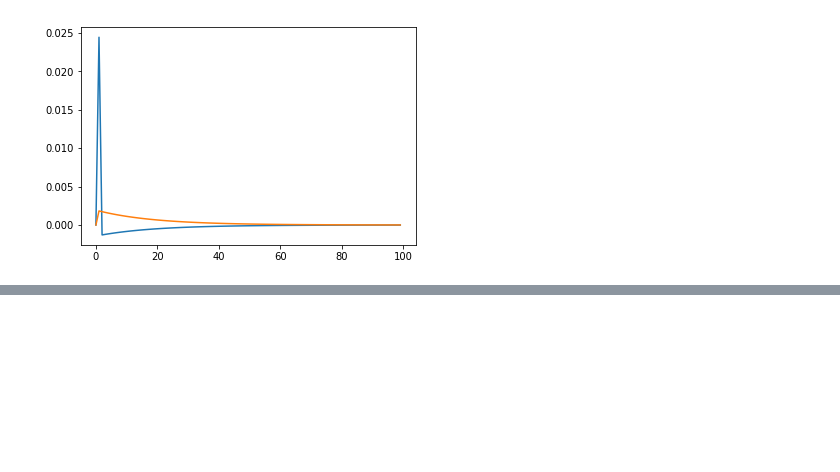
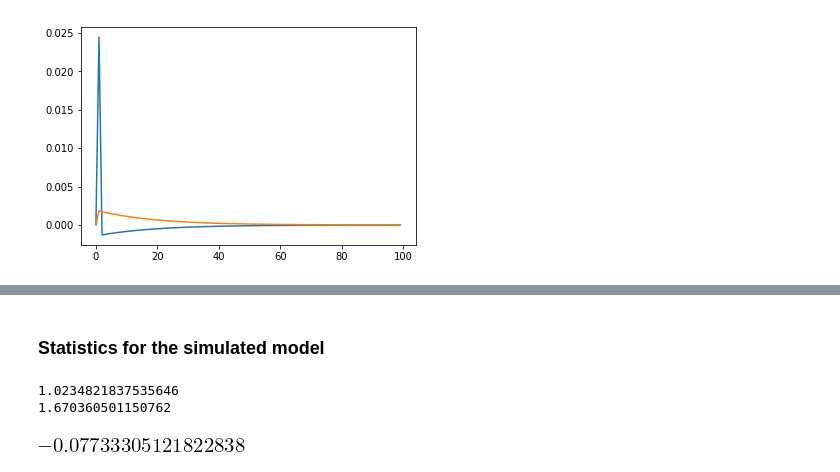
Before and after one commit to NumEconCopenhagen/projects-2019-al, a Jupyter notebook: examproject/examproject.ipynb, the cells around one changed output, grey strips where cells are left out. Saved outputs shown, nothing was run; the diff lists cells and outputs as text; code cells hidden in the pictures; blank space fills up the shorter version.

```diff
--- a/examproject/examproject.ipynb
+++ b/examproject/examproject.ipynb
@@ -408,6 +407,3 @@ eq_pi_ar
-# %%
-pms["delta"] = 0.80
-pms["omega"] = 0.15
 # %% [markdown]
 Now that we changed our equation, we also have to make these changes inside our previous functions :
 # %%
@@ -529,31 +523,26 @@ def simulation(v_m=0, s_m=0) :
     pi_m = 0
     yn = 0
     y_m = 0
-    xt = np.random.normal(loc=0,scale=pms['sigma_x'],size=10)
-    ct = np.random.normal(loc=0,scale=pms['sigma_c'],size=10)
+    xt = np.random.normal(loc=0,scale=pms['sigma_x'],size=1000)
+    ct = np.random.normal(loc=0,scale=pms['sigma_c'],size=1000)
 
 
-    list_output = list(range(10))
-    list_inflation = list(range(10))
-    for i in range(10):
-        counter(i=i,n=10)
+    list_output = list(range(1000))
+    list_inflation = list(range(1000))
+    for i in range(1000):
+        counter(i=i,n=1000)
         if i == 0 :
 
             y = equili_output_ar(v_m,pi_m,s_m,y_m,ct[i],xt[i])
-            print(y)
             list_output[i] = y
             yn = y
             p = equili_pi_ar(y_m,yn,pi_m,s_m,ct[i])
-            print(p)
             list_inflation[i] = p
             pi_m = p
             y_m = y
             v_m = pms["delta"] * v_m + xt[i]
-            print(v_m)
             s_m = pms["omega"] * s_m + ct [i]
-            print(s_m)
         else :
-            print(v_m,pi_m,s_m,y_m,ct[i],xt[i])
             y = equili_output_ar(v_m,pi_m,s_m,y_m,ct[i],xt[i])
 
             list_output[i] = y
@@ -638,0 +570,18 @@ def simulation(xt, ct, v_m=0, s_m=0, init = True) :
+# %%
+inflation = data[0]
+output = data[1]
+# %% [markdown]
+### Statistics for the simulated model
+# %%
+#Variance
+print(np.var(inflation))
+print(np.var(output))
+# %% [output]
+1.0234821837535646
+1.670360501150762
+# %%
+#Correlatation between inflation and output
+#pearsons R
+np.corrcoef(inflation,output)[0,1]
+# %% [output]
+[figure, added]
```
Also changed, not shown: parts of 27 cells of this notebook, 1 other file.
